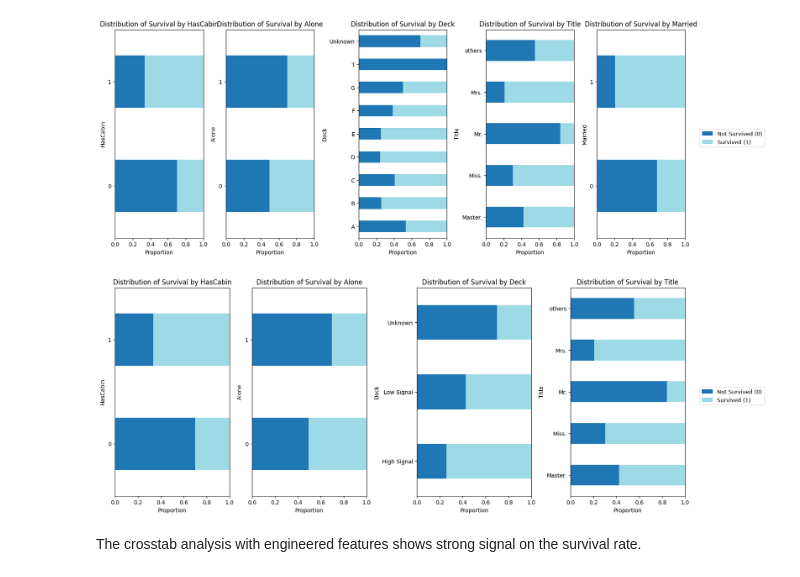
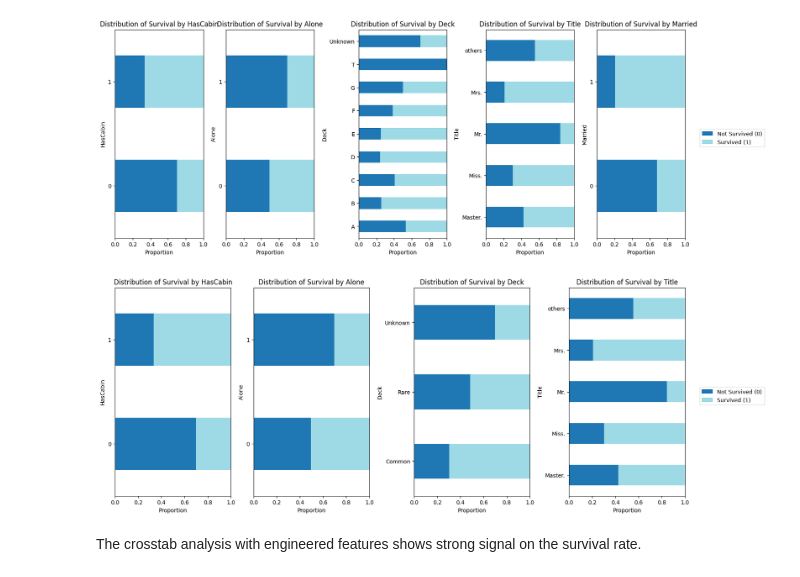
Before and after one commit to vvclin-git/kaggle-tabular-classification-titanic, a Jupyter notebook: notebooks/02_improve_train.ipynb, the cells around one changed output. Cells and saved outputs as stored; diff of their text form; code cells hidden in the pictures.

```diff
--- a/notebooks/02_improve_train.ipynb
+++ b/notebooks/02_improve_train.ipynb
@@ -380,21 +422,21 @@ col_list = ['HasCabin', 'Alone', 'Deck', 'Title', 'Married']
 plot_survival_distribution(X, col_list, y)
 # %% [output]
 [figure]
-# %%
-def deck_class(deck):
-    if deck=='Unknown':
-        return 'Unknown'
-    elif deck in ['E', 'D', 'B', 'T']:
-        return 'High Signal'
-    else:
-        return 'Low Signal'
-
-X['Deck'] = X['Deck'].apply(deck_class)
-
-col_list = ['HasCabin', 'Alone', 'Deck', 'Title']
-plot_survival_distribution(X, col_list, y)
-# %% [output]
-[figure, removed]
+# %%
+def deck_class(deck):
+    if deck=='Unknown':
+        return 'Unknown'
+    elif deck in ['C', 'B', 'D', 'E']:
+        return 'Common'
+    else:
+        return 'Rare'
+
+X['Deck'] = X['Deck'].apply(deck_class)
+
+col_list = ['HasCabin', 'Alone', 'Deck', 'Title']
+plot_survival_distribution(X, col_list, y)
+# %% [output]
+[figure, added]
 # %% [markdown]
 The crosstab analysis with engineered features shows strong signal on the survival rate.
 # %% [markdown]
```
Also changed, not shown: parts of 32 cells of this notebook, 5 other files.
